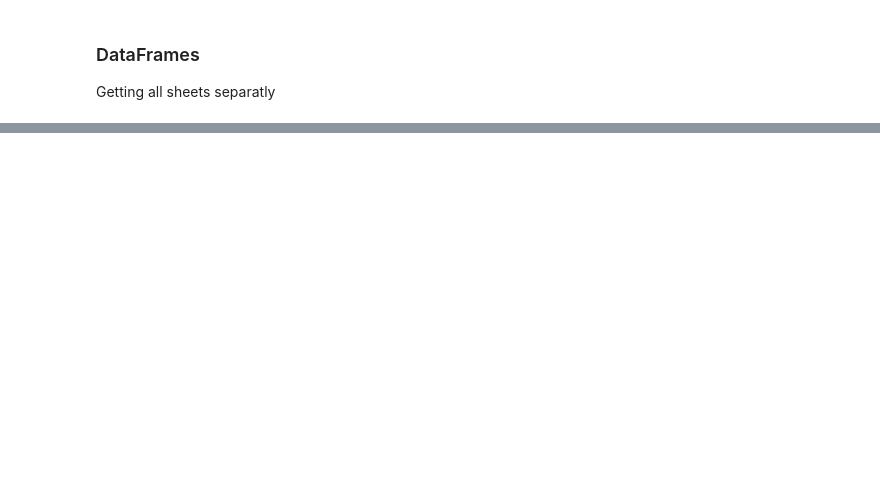
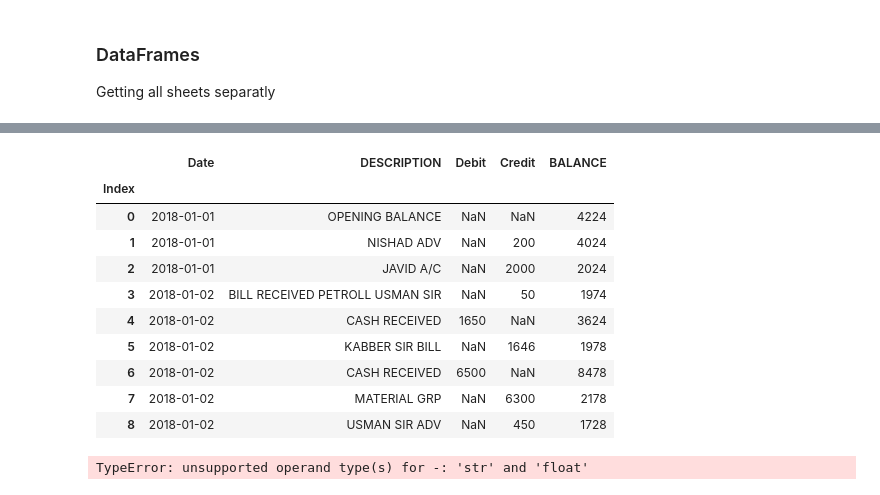
Before and after one commit to Pphhaaaddd/data-analysis, a Jupyter notebook: practice01/Working with Excel.ipynb, the cells around one changed output, grey strips where cells are left out. Cells and saved outputs as stored; diff of their text form; code cells hidden in the pictures; blank space fills up the shorter version.

```diff
--- a/practice01/Working with Excel.ipynb
+++ b/practice01/Working with Excel.ipynb
@@ -7,7 +2,12 @@ import pandas as pd
 ### DataFrames
 Getting all sheets separatly
 # %%
-xls = pd.ExcelFile('May17.xlsx')
+import numpy as np
+import pandas as pd
+xls = pd.ExcelFile('Jan18.xlsx')
 df1 = xls.parse(0)
 df2 = xls.parse(1)
 df3 = xls.parse(2)
+
+#First sheet (Uttam)
+df1[:9]
@@ -76,0 +25,9 @@ df1
+# %%
+#Dropping unwanted rows/cols
+#Changing First row as the keys
+df1.columns = df1.iloc[0]
+df1 = df1[1:]
+
+#Removing unwanted column
+df1.drop(df1.columns[[4]],inplace=True, axis=1)
+df1[:9]
@@ -76,0 +45,48 @@ df1
+# %%
+df1['Date'] = df1.index
+df1.index = range(len(df1))
+
+
+#Rearranging Columns
+cols = list(df1.columns.values)
+cols = cols[-1:] + cols[:-1]
+df1 = df1[cols]
+
+#Renaming
+df1=df1.rename(columns = {'DR':'Debit','CR':'Credit'})
+df1.index.names = ['Index']
+df1.columns.names = ['']
+df1[0:9]
+# %% [output]
+|  | Date | DESCRIPTION | Debit | Credit | BALANCE |
+| Index |  |  |  |  |  |
+| 0 | 2018-01-01 | OPENING BALANCE | NaN | NaN | 4224 |
+| 1 | 2018-01-01 | NISHAD ADV | NaN | 200 | 4024 |
+| 2 | 2018-01-01 | JAVID A/C | NaN | 2000 | 2024 |
+| 3 | 2018-01-02 | BILL RECEIVED PETROLL USMAN SIR | NaN | 50 | 1974 |
+| 4 | 2018-01-02 | CASH RECEIVED | 1650 | NaN | 3624 |
+| 5 | 2018-01-02 | KABBER SIR BILL | NaN | 1646 | 1978 |
+| 6 | 2018-01-02 | CASH RECEIVED | 6500 | NaN | 8478 |
+| 7 | 2018-01-02 | MATERIAL GRP | NaN | 6300 | 2178 |
+| 8 | 2018-01-02 | USMAN SIR ADV | NaN | 450 | 1728 |
+# %%
+
+#Replace NaN numbers values with 0
+df1.iloc[:,[1,2]]=df1.fillna(0)
+
+
+df1["Balance_new"] = 0
+df1.iloc[0,5] = df1.iloc[0, 2] - df1.iloc[0,3]
+
+for i in range(1, len(df1)):
+    # Get the previous balance as well as current payments
+    prev_balance = df1.iloc[i-1,5]
+    reveived = df1.iloc[i, 2]
+    paid = df1.iloc[i,3]
+
+    df1.iloc[i,5] = prev_balance + reveived - paid
+df1
+
+df1[:9]
+# %% [output]
+TypeError: unsupported operand type(s) for -: 'str' and 'float'
```
Also changed, not shown: parts of 15 cells of this notebook, 2 other files.
